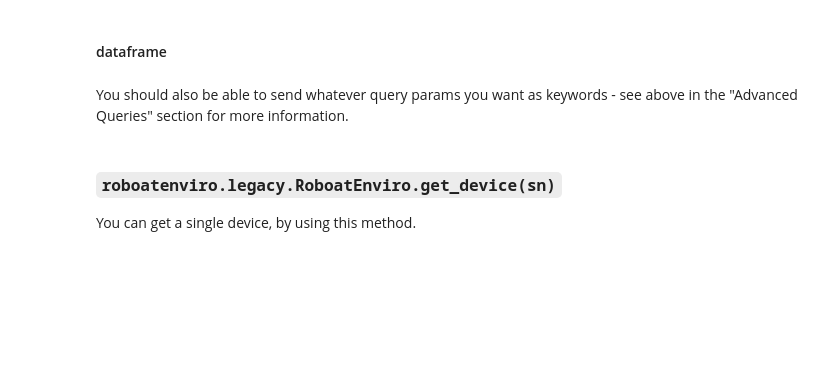
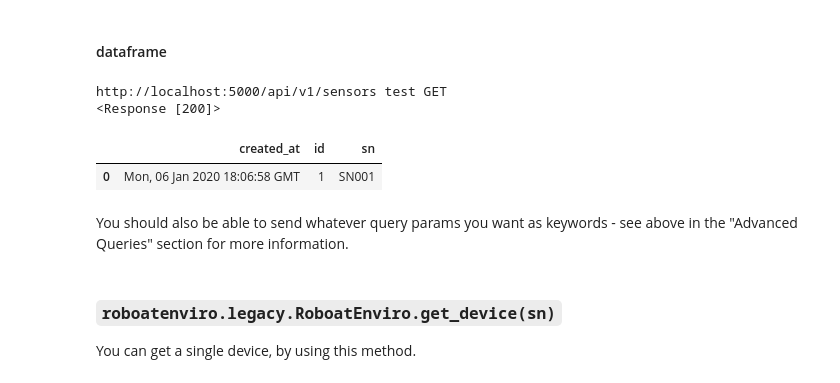
Before and after one commit to drewmee/py-roboat-enviro, a Jupyter notebook: docs/introduction.ipynb, the cells around one changed output. Drawn from its saved outputs; the diff is of its cells as text; code cells hidden in the pictures; blank space fills up the shorter version.

```diff
--- a/docs/introduction.ipynb
+++ b/docs/introduction.ipynb
@@ -103,7 +113,12 @@ api.get_devices()
 # %% [markdown]
 #### dataframe
 # %%
-api.get_devices(return_type='dataframe')
+api.get_sensors(return_type='dataframe')
+# %% [output]
+http://localhost:5000/api/v1/sensors test GET
+<Response [200]>
+|  | created_at | id | sn |
+| 0 | Mon, 06 Jan 2020 18:06:58 GMT | 1 | SN001 |
 # %% [markdown]
 You should also be able to send whatever query params you want as keywords - see above in the "Advanced Queries" section for more information.
 # %%
```
Also changed, not shown: parts of 18 cells of this notebook, 4 other files.
